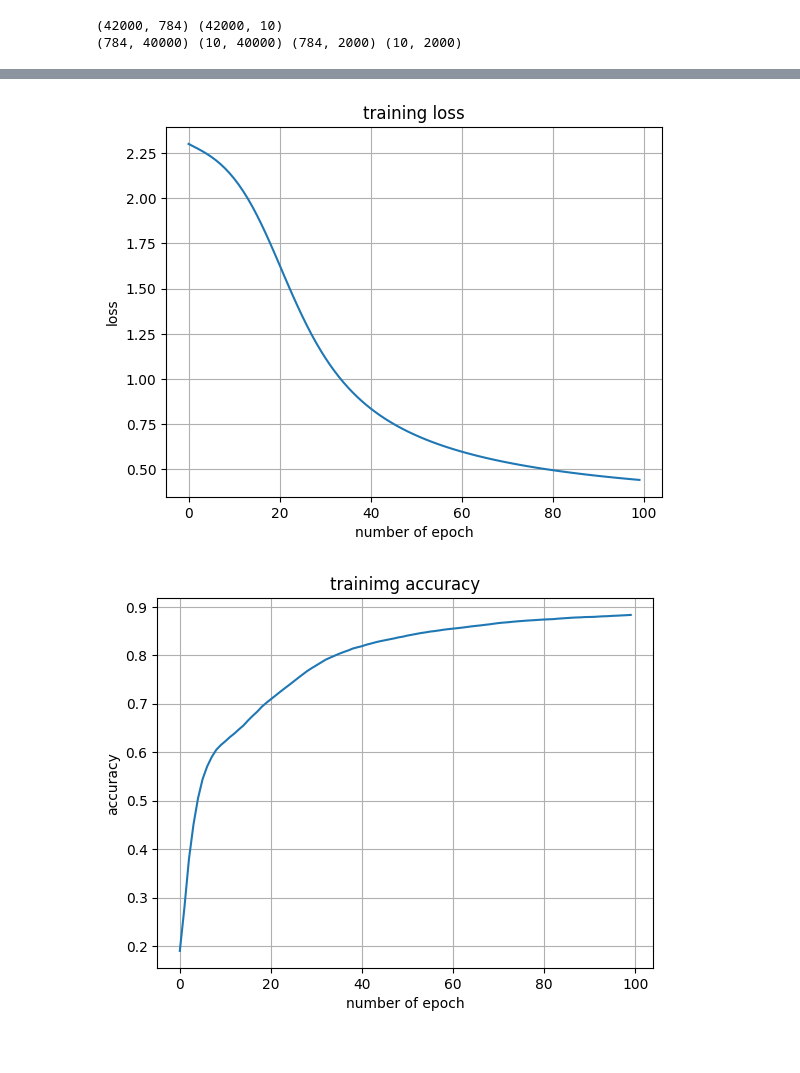
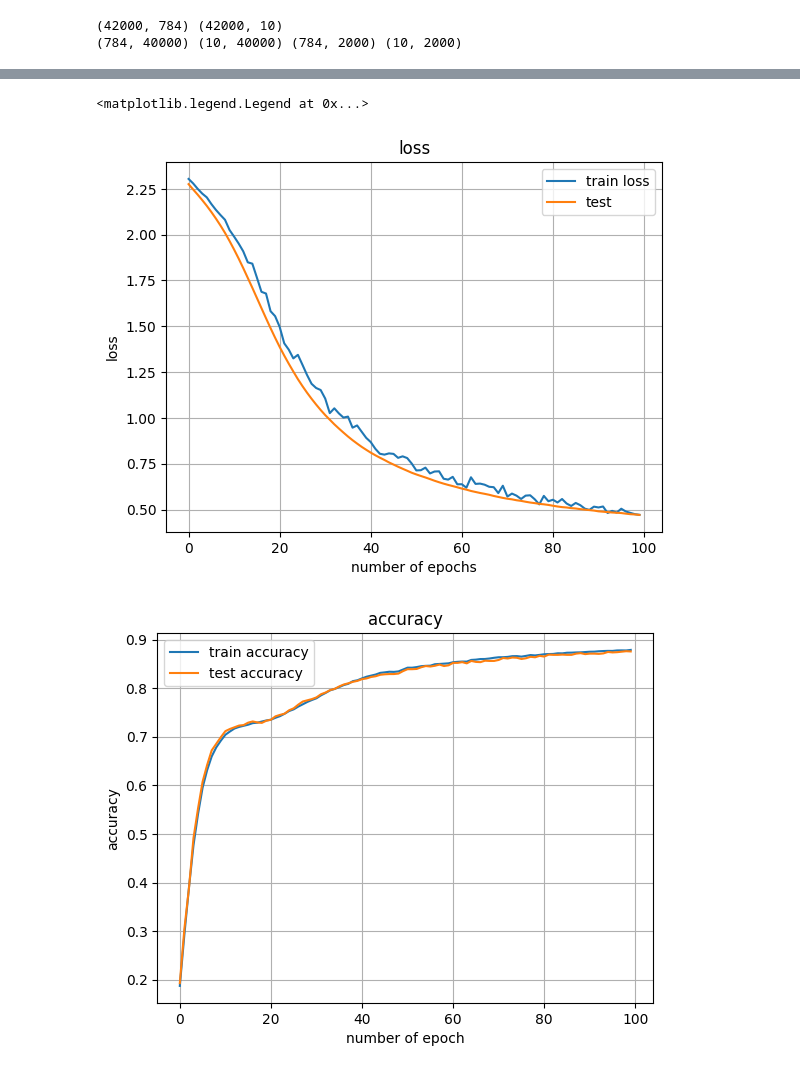
Before and after one commit to ayushregmi/back-propagation, a Jupyter notebook: digits.ipynb, the cells around one changed output, grey strips where cells are left out. Cells and saved outputs as stored; diff of their text form; code cells hidden in the pictures.

```diff
--- a/digits.ipynb
+++ b/digits.ipynb
@@ -34,8 +34,8 @@ print(x_train.shape, y_train.shape, x_test.shape, y_test.shape)
 (784, 40000) (10, 40000) (784, 2000) (10, 2000)
 # %%
 model = Model(categorical_cross_entropy)
-model.add_layer(Layer(784, 100, activation=ReLU))
+model.add_layer(Layer(784, 100, activation=tanh, keep_prob=0.9))
 model.add_layer(Layer(100, 10, activation=softmax))
 # %%
-model.fit(x_train, y_train, iter=100, lr=0.2)
+model.fit(x_train, y_train, iter=100, lr=0.2, val_set=[x_test, y_test])
 # %% [output]
@@ -59,16 +59,22 @@ epoch: 100/100          loss: 0.4421106436260373                accuracy:0.88335
 # %%
-plt.plot(model.loss_log)
-plt.title("training loss")
-plt.xlabel("number of epoch")
+plt.plot(model.loss_log, label='train loss')
+plt.plot(model.val_loss_log, label='test')
+
+plt.title("loss")
+plt.xlabel("number of epochs")
 plt.ylabel("loss")
 plt.grid()
+plt.legend()
 # %% [output]
+<matplotlib.legend.Legend at 0x...>
-[figure, old version]
+[figure, new version]
 # %%
-plt.plot(model.accuracy_log)
-plt.title("trainimg accuracy")
+plt.plot(model.accuracy_log, label="train accuracy")
+plt.plot(model.val_accuracy_log, label="test accuracy")
+plt.title("accuracy")
+plt.legend()
 plt.xlabel("number of epoch")
 plt.ylabel("accuracy")
 plt.grid()
 # %% [output]
-[figure, old version]
+[figure, new version]
```
Also changed, not shown: parts of 2 cells of this notebook, 1 other file.
